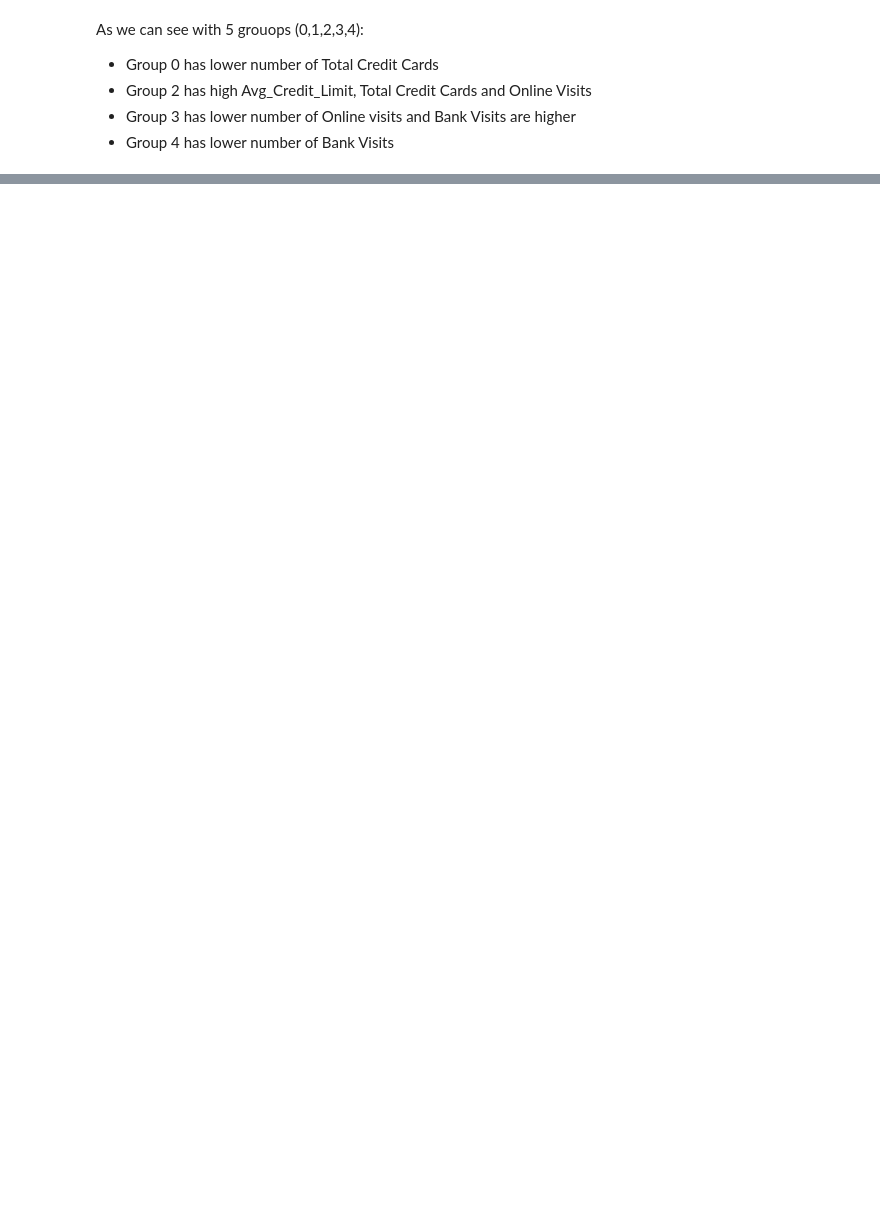
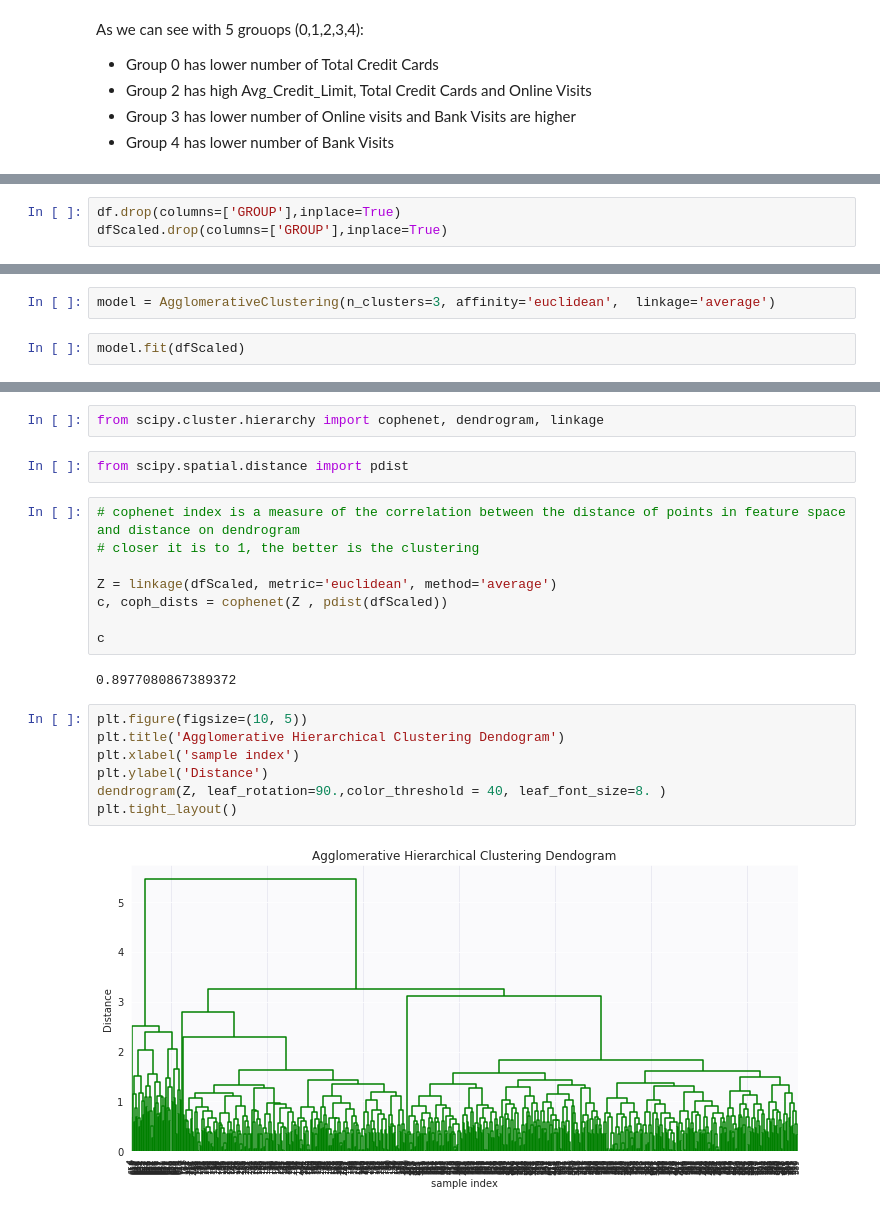
Before and after one commit to mnaithan/UTAustinPGP, a Jupyter notebook: Unsupervised_Project.ipynb, the cells around one changed output, grey strips where cells are left out. Cells and saved outputs as stored; diff of their text form; blank space fills up the shorter version.

```diff
--- a/Unsupervised_Project.ipynb
+++ b/Unsupervised_Project.ipynb
@@ -219,0 +235,3 @@ As we can see with 5 grouops (0,1,2,3,4):
+# %%
+df.drop(columns=['GROUP'],inplace=True)
+dfScaled.drop(columns=['GROUP'],inplace=True)
@@ -219,0 +247,4 @@ As we can see with 5 grouops (0,1,2,3,4):
+# %%
+model = AgglomerativeClustering(n_clusters=3, affinity='euclidean',  linkage='average')
+# %%
+model.fit(dfScaled)
@@ -219,0 +280,23 @@ As we can see with 5 grouops (0,1,2,3,4):
+# %%
+from scipy.cluster.hierarchy import cophenet, dendrogram, linkage
+# %%
+from scipy.spatial.distance import pdist
+# %%
+# cophenet index is a measure of the correlation between the distance of points in feature space and distance on dendrogram
+# closer it is to 1, the better is the clustering
+
+Z = linkage(dfScaled, metric='euclidean', method='average')
+c, coph_dists = cophenet(Z , pdist(dfScaled))
+
+c
+# %% [output]
+0.8977080867389372
+# %%
+plt.figure(figsize=(10, 5))
+plt.title('Agglomerative Hierarchical Clustering Dendogram')
+plt.xlabel('sample index')
+plt.ylabel('Distance')
+dendrogram(Z, leaf_rotation=90.,color_threshold = 40, leaf_font_size=8. )
+plt.tight_layout()
+# %% [output]
+[figure, added]
```
Also changed, not shown: parts of 17 cells of this notebook.
